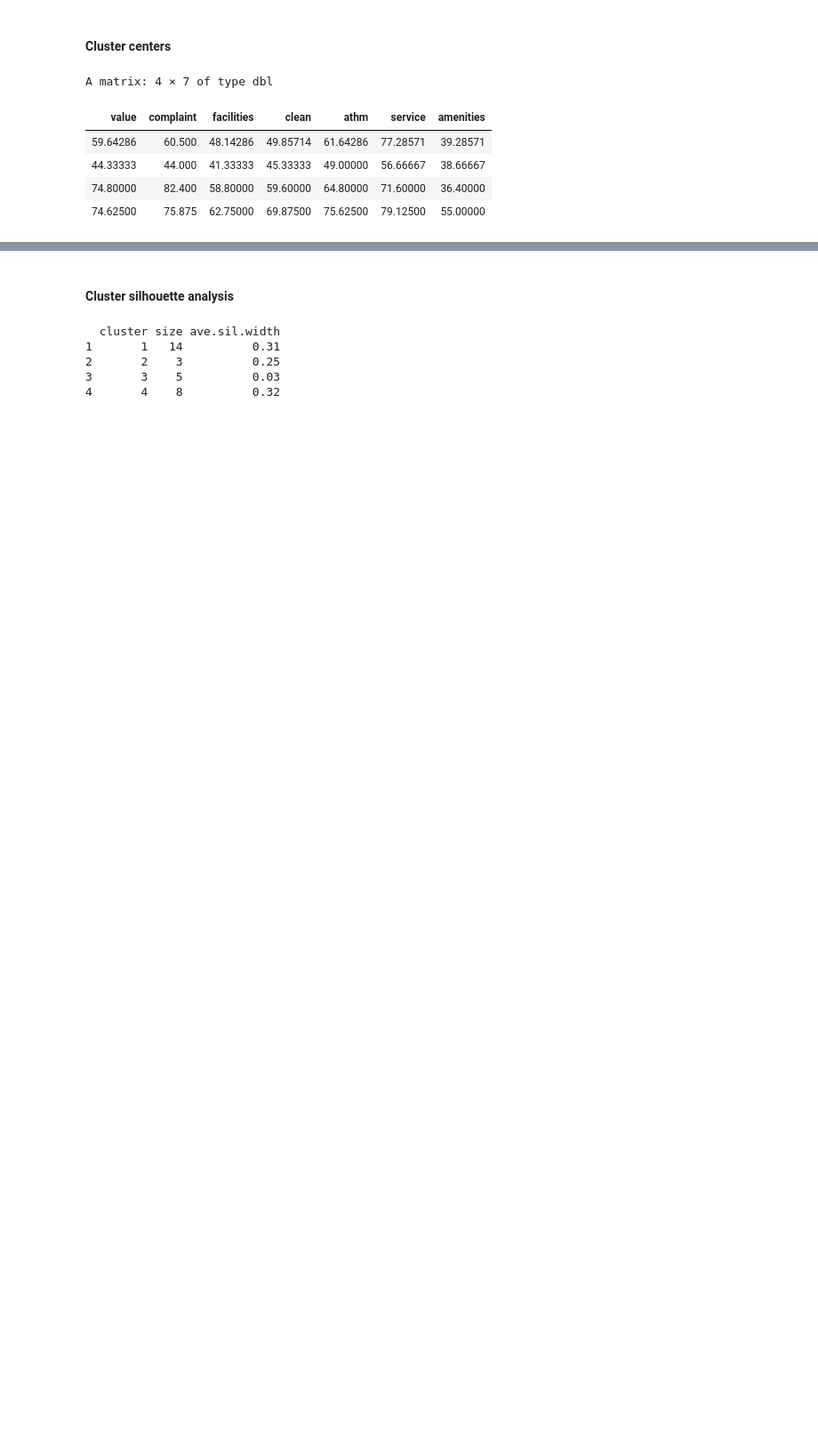
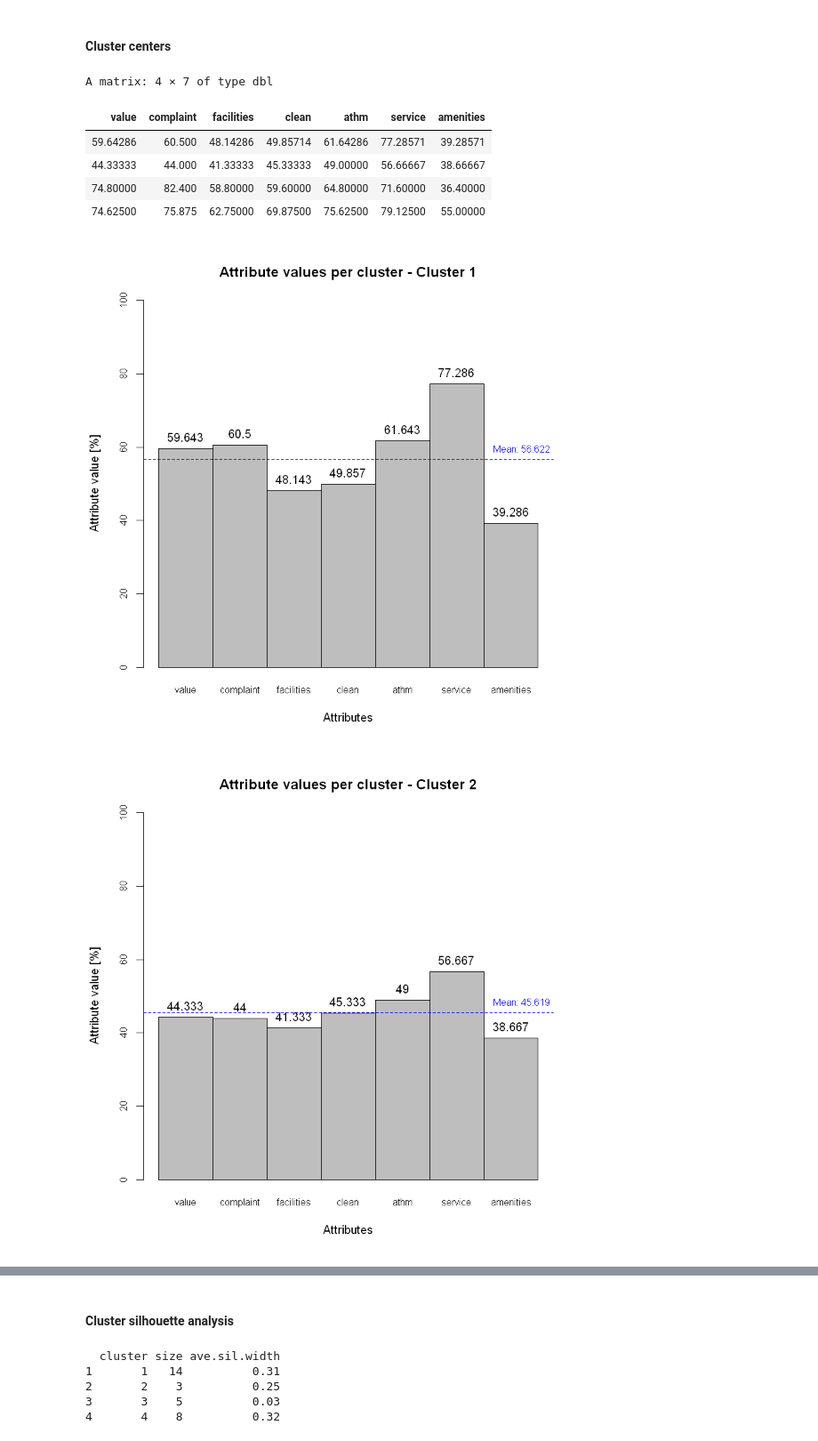
Before and after one commit to markuskaufmann/BIDS, a Jupyter notebook: R_Jupyter/Assignment_R_Jupyter.ipynb, the cells around one changed output, grey strips where cells are left out. Shown at 89% size. Saved outputs shown, nothing was run; the diff lists cells and outputs as text; code cells hidden in the pictures; blank space fills up the shorter version.

Commit message:
implemented plots of cluster center values

```diff
--- a/R_Jupyter/Assignment_R_Jupyter.ipynb
+++ b/R_Jupyter/Assignment_R_Jupyter.ipynb
@@ -271,3 +271,22 @@ A matrix: 4 × 7 of type dbl
 | 44.33333 | 44.000 | 41.33333 | 45.33333 | 49.00000 | 56.66667 | 38.66667 |
 | 74.80000 | 82.400 | 58.80000 | 59.60000 | 64.80000 | 71.60000 | 36.40000 |
 | 74.62500 | 75.875 | 62.75000 | 69.87500 | 75.62500 | 79.12500 | 55.00000 |
+# %%
+for(i in (1:nrow(clusters$centers))) {
+    cluster_row <- clusters$centers[i,]
+    row_mean <- sum(cluster_row, na.rm = FALSE) / length(cluster_row)
+    for(j in (1:length(cluster_row))) {
+        cluster_row[j] <- round(cluster_row[j], 3)
+    }
+
+    par(cex.axis=0.8)
+    plot <- barplot(cluster_row, main = paste("Attribute values per cluster - Cluster ", i, sep = ""),
+                    xlab = "Attributes", ylab = "Attribute value [%]",
+                    ylim = c(0, 100), names.arg = colnames(clusters$centers), space = 0)
+    text(plot, cluster_row, labels=cluster_row, pos = 3)
+    abline(h = row_mean, lty = 2, col = "blue")
+    text(6.7, row_mean + 3, paste("Mean: ", round(row_mean, 3), sep = ""), col = "blue", cex = 0.8)
+}
+# %% [output]
+[figure, added]
+[figure, added]
```
Also changed, not shown: parts of 1 cell of this notebook.
